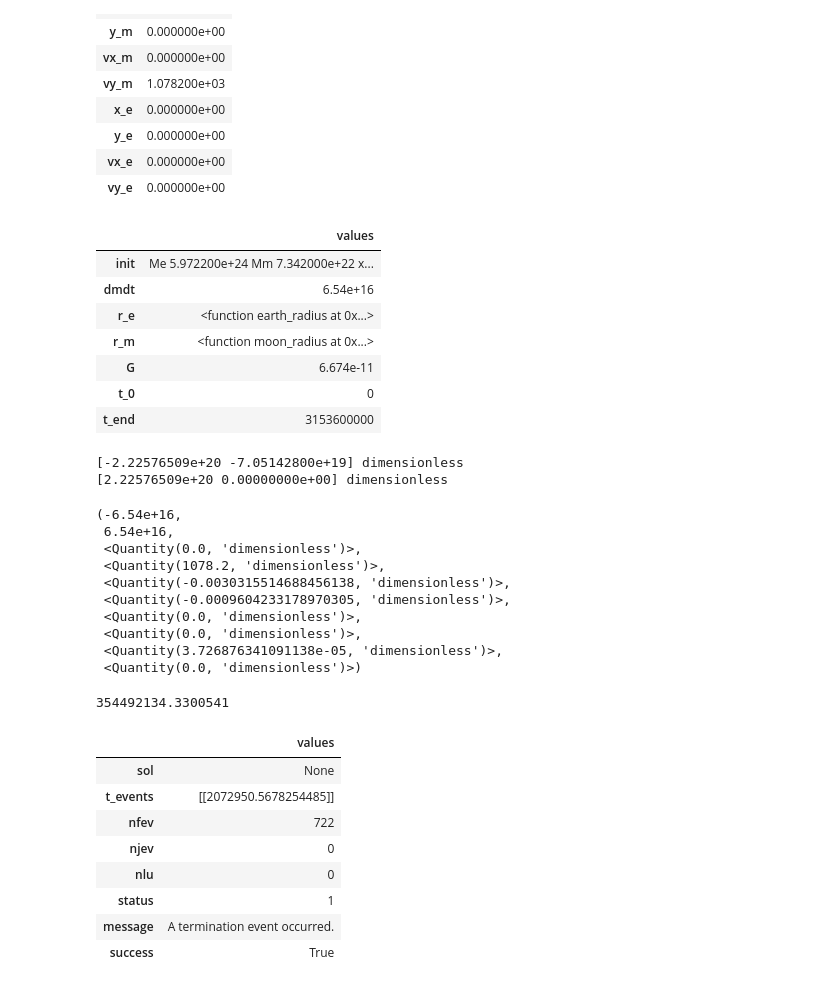
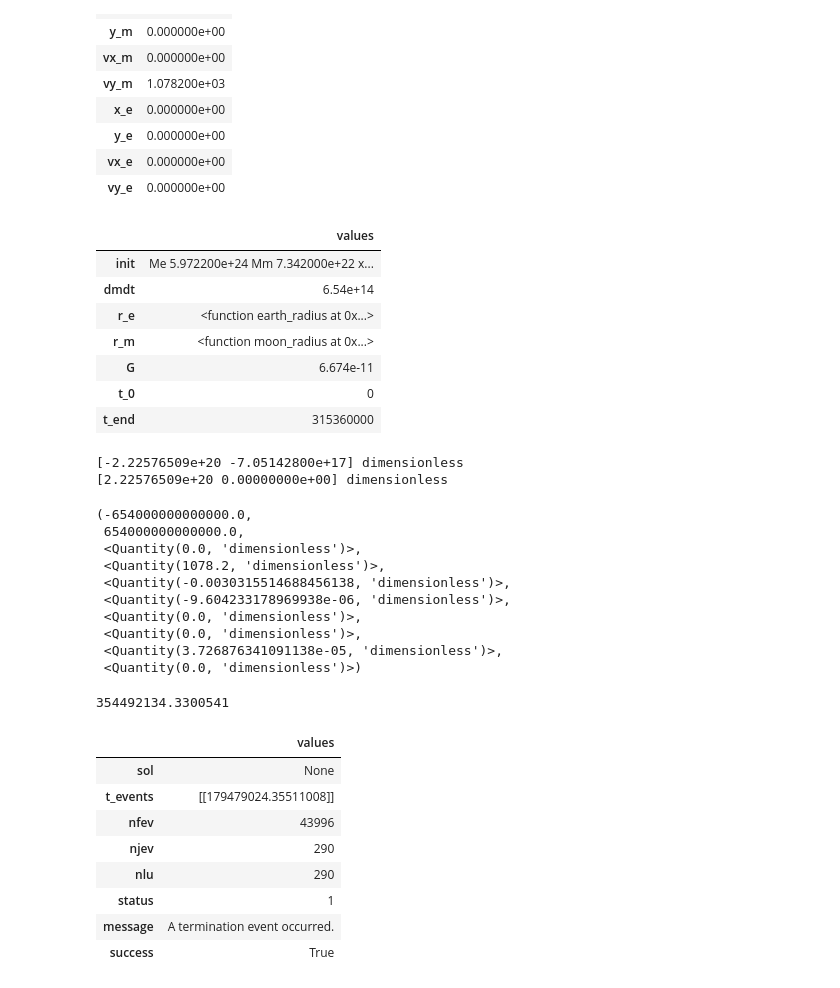
Before and after one commit to michaelremley/ModSim-Project-3, a Jupyter notebook: Project 3 Notebook.ipynb, the cells around one changed output. Cells and saved outputs as stored; diff of their text form; code cells hidden in the pictures.

```diff
--- a/Project 3 Notebook.ipynb
+++ b/Project 3 Notebook.ipynb
@@ -40,34 +40,34 @@ init = State(Me = Me_0, # Initial mass of earth
 | vx_e | 0.000000e+00 |
 | vy_e | 0.000000e+00 |
 # %%
-num_rockets = 1e10
+num_rockets = 1e8
 
 def earth_radius(mass):
     density = 5514 # 5514 kg/m3 from NASA Earth Fact Sheet
     Re = (3*mass / (4*pi*density))**(1/3)
     return Re
 
 def moon_radius(mass):
     density = 3344 # 3344 kg/m3 from NASA Moon Fact Sheet
     Rm = (3*mass / (4*pi*density))**(1/3)
     return Rm
 
 system = System(init=init,
                 dmdt = 6.54e6*num_rockets, #kg/s,
                 r_e = earth_radius,
                 r_m = moon_radius,
                 G=6.674e-11, #N / kg**2 * m**2
                 t_0=0,
-                t_end=100*365*24*60*60)
+                t_end=10*365*24*60*60)
 # %% [output]
 |  | values |
 | init | Me 5.972200e+24 Mm 7.342000e+22 x... |
-| dmdt | 6.54e+16 |
+| dmdt | 6.54e+14 |
 | r_e | <function earth_radius at 0x...> |
 | r_m | <function moon_radius at 0x...> |
 | G | 6.674e-11 |
 | t_0 | 0 |
-| t_end | 3153600000 |
+| t_end | 315360000 |
 # %%
 def net_force_moon(state, system):
     """Computes gravitational force.
@@ -109,7 +109,7 @@ def net_force_earth(state, system):
 print(net_force_moon(init, system))
 print(net_force_earth(init, system))
 # %% [output]
-[-2.22576509e+20 -7.05142800e+19] dimensionless
+[-2.22576509e+20 -7.05142800e+17] dimensionless
 [2.22576509e+20 0.00000000e+00] dimensionless
 # %%
 def slope_func(state,t,system):
@@ -133,12 +133,12 @@ def slope_func(state,t,system):
 # %%
 slope_func(init, 0, system)
 # %% [output]
-(-6.54e+16,
- 6.54e+16,
+(-654000000000000.0,
+ 654000000000000.0,
  <Quantity(0.0, 'dimensionless')>,
  <Quantity(1078.2, 'dimensionless')>,
  <Quantity(-0.0030315514688456138, 'dimensionless')>,
- <Quantity(-0.0009604233178970305, 'dimensionless')>,
+ <Quantity(-9.604233178969938e-06, 'dimensionless')>,
  <Quantity(0.0, 'dimensionless')>,
  <Quantity(0.0, 'dimensionless')>,
  <Quantity(3.726876341091138e-05, 'dimensionless')>,
@@ -157,15 +174,15 @@ event_func(init,0,system)
 # %% [output]
 354492134.3300541
 # %%
-results, details = run_ode_solver(system, slope_func,events=event_func,  method="RK23")
+results, details = run_ode_solver(system, slope_func,events=event_func, method="LSODA")
 details
 # %% [output]
 |  | values |
 | sol | None |
-| t_events | [[2072950.5678254485]] |
-| nfev | 722 |
-| njev | 0 |
-| nlu | 0 |
+| t_events | [[179479024.35511008]] |
+| nfev | 43996 |
+| njev | 290 |
+| nlu | 290 |
 | status | 1 |
 | message | A termination event occurred. |
 | success | True |
```
Also changed, not shown: parts of 7 cells of this notebook.
